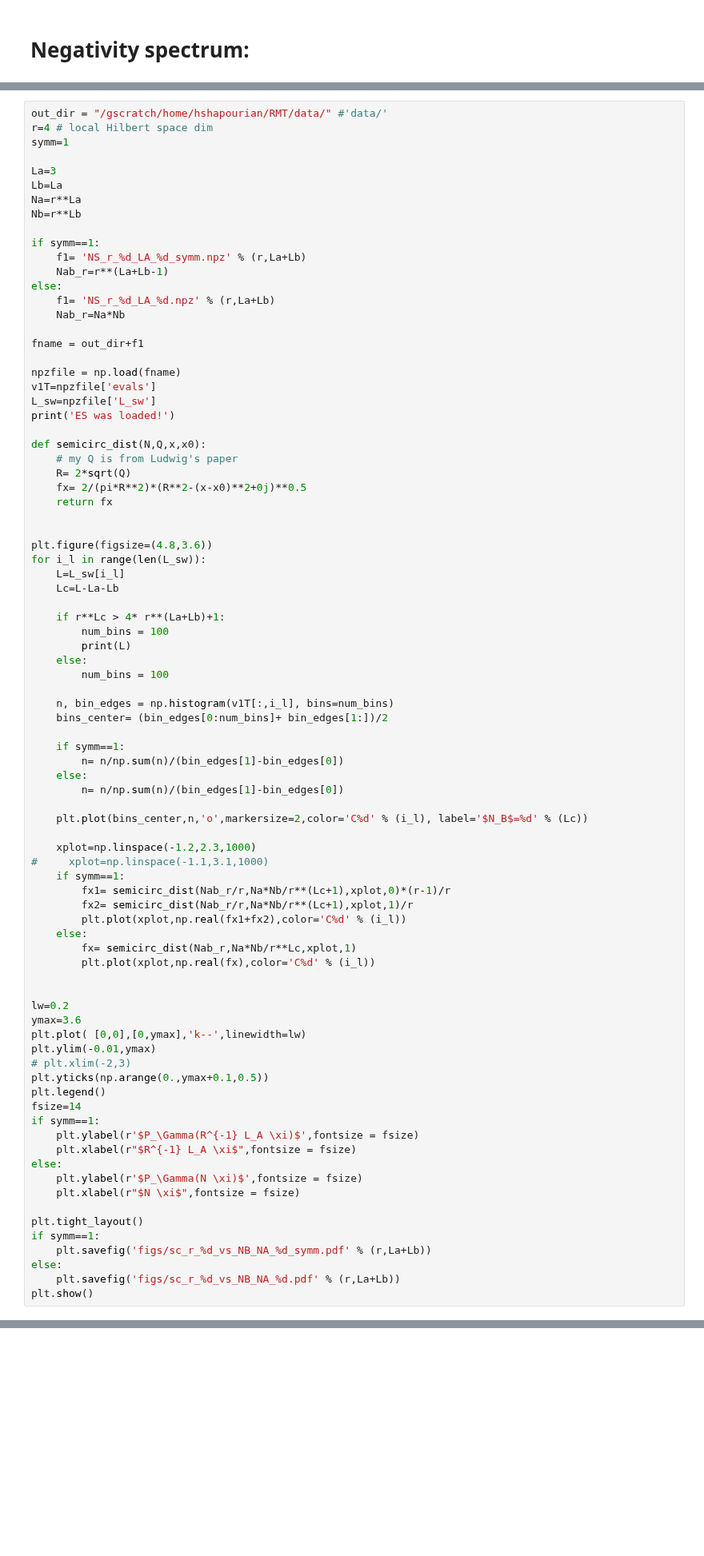
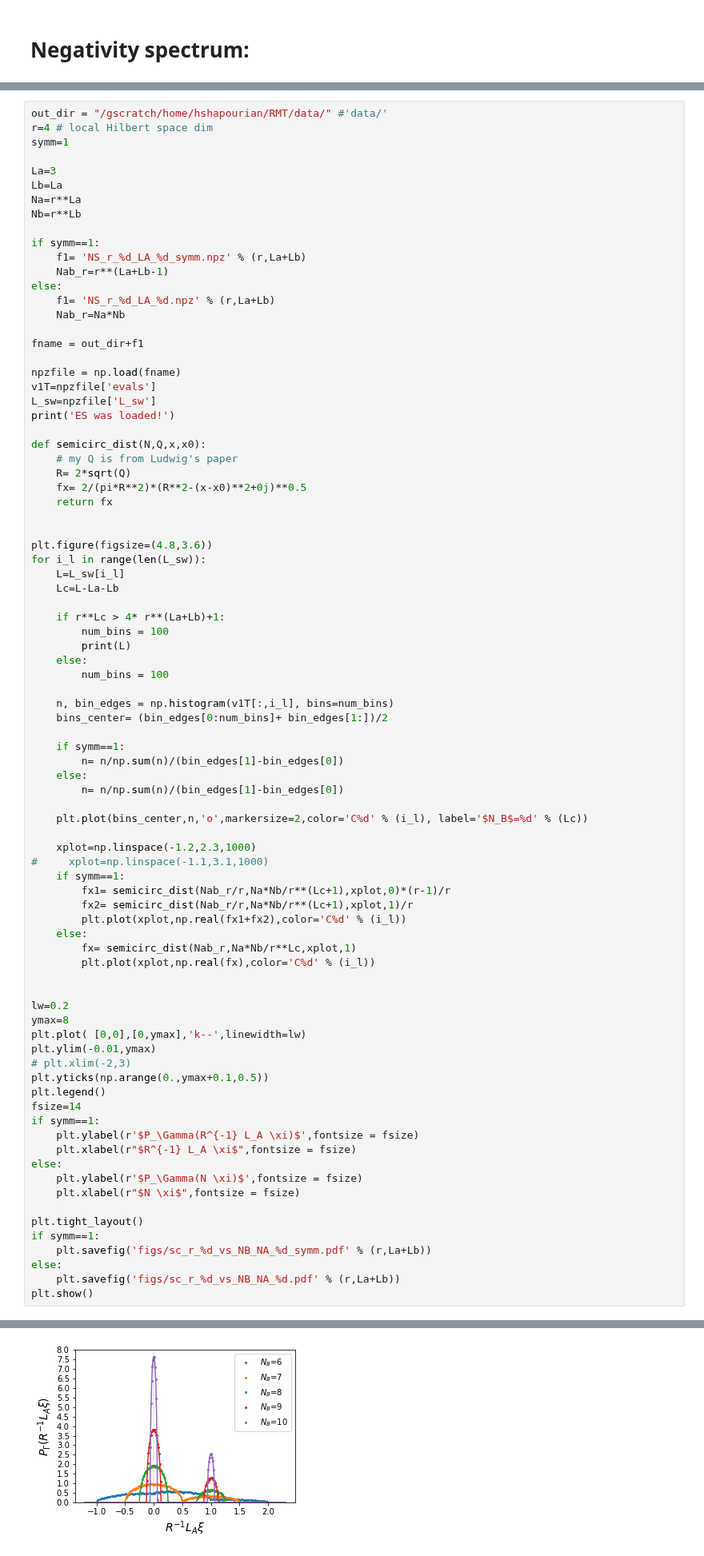
Before and after one commit to hassan-shap/RMT, a Jupyter notebook: symm_draft/Zr_semicircle.ipynb, the cells around one changed output, grey strips where cells are left out. Shown at 80% size. Saved outputs shown, nothing was run; the diff lists cells and outputs as text; blank space fills up the shorter version.

```diff
--- a/symm_draft/Zr_semicircle.ipynb
+++ b/symm_draft/Zr_semicircle.ipynb
@@ -240,7 +246,7 @@ for i_l in range(len(L_sw)):
 
 
 lw=0.2
-ymax=3.6
+ymax=8
 plt.plot( [0,0],[0,ymax],'k--',linewidth=lw)
 plt.ylim(-0.01,ymax)
 # plt.xlim(-2,3)
@@ -265,3 +274,4 @@ FileNotFoundError: [Errno 2] No such file or directory: '/gscratch/home/hshapour
+[figure, added]
 # %%
 print(v1T.shape[0]/(Na*Nb))
 # %% [output]
```
Also changed, not shown: parts of 2 cells of this notebook, 1 other file.
